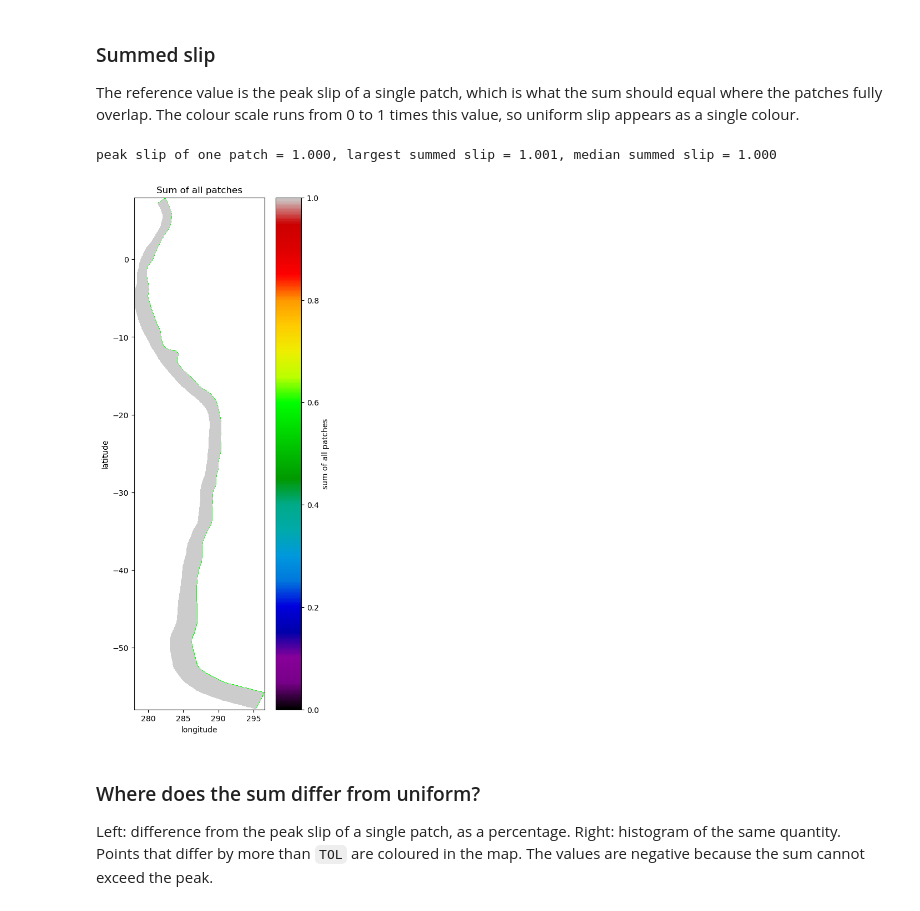
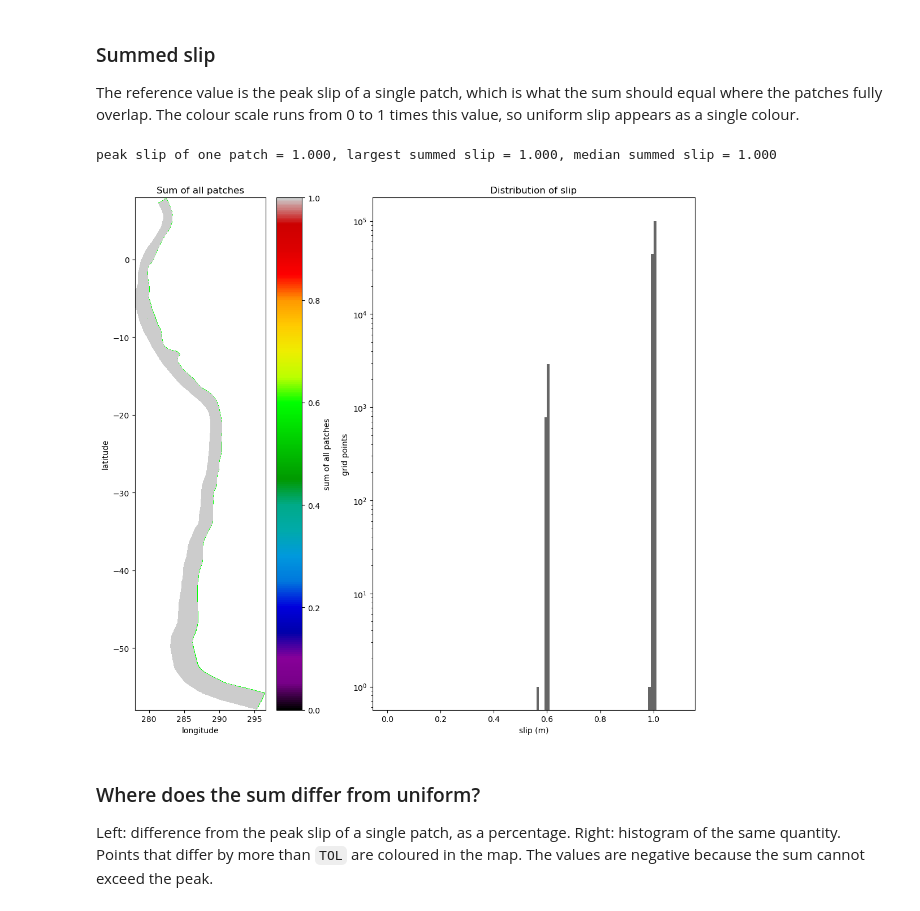
Before and after one commit to s-murfy/SlipTaper, a Jupyter notebook: example/plot_slip_results.ipynb, the cells around one changed output. Drawn from its saved outputs; the diff is of its cells as text; code cells hidden in the pictures.

Commit message:
Dcoument slip taper, histogram of slip in notebook

```diff
--- a/example/plot_slip_results.ipynb
+++ b/example/plot_slip_results.ipynb
@@ -176,7 +177,7 @@ for ax, vec, name in zip(axes, (strike, dip), ('along strike', 'down dip')):
     L = length_km(vec)
     ax.plot(t * L, sample_slip(tri, slip, pts[:, 0], pts[:, 1]), 'k')
     ax.axvline(-L / 2, ls='--', c='r'); ax.axvline(L / 2, ls='--', c='r')
-    ax.set(xlabel=f'distance {name} from centre of cell {PLOT_CELL} (km)', title=name)
+    ax.set(xlabel=f'distance {name} from centre of cell {PLOT_CELL}', title=name)
 axes[0].set_ylabel('slip')
 plt.tight_layout()
 plt.show()
@@ -260,17 +261,24 @@ The reference value is the peak slip of a single patch, which is what the sum sh
 # %%
 ref = read_vtk(run_patch(PLOT_CELL))[4].max()     # peak slip of one patch
 print(f'peak slip of one patch = {ref:.3f}, largest summed slip = {np.nanmax(total):.3f}, '
       f'median summed slip = {np.nanmedian(total):.3f}')
 
-fig, ax = plt.subplots(figsize=(5, 12))
+fig, axes = plt.subplots(1, 2, figsize=(11, 10), gridspec_kw={'width_ratios': [1, 1.5]})
+ax = axes[0]
 pcm = ax.pcolormesh(GX, GY, total, cmap='nipy_spectral', vmin=0, vmax= ref, shading='auto')
 fig.colorbar(pcm, ax=ax, label='sum of all patches')
 set_geo_aspect(ax, lat0)
 ax.set(xlabel='longitude', ylabel='latitude', title='Sum of all patches')
+
+
+axes[1].hist(total[on_fault], bins=np.linspace(0, 1.1 * ref, 111), color='0.4')
+axes[1].set_yscale('log')
+axes[1].set(xlabel='slip (m)', ylabel='grid points', title='Distribution of slip')
+plt.tight_layout()
 plt.show()
 # %% [output]
-peak slip of one patch = 1.000, largest summed slip = 1.001, median summed slip = 1.000
+peak slip of one patch = 1.000, largest summed slip = 1.000, median summed slip = 1.000
-[figure, old version]
+[figure, new version]
 # %% [markdown]
 ### Where does the sum differ from uniform?
 
```
Also changed, not shown: parts of 3 cells of this notebook, 3 other files.
